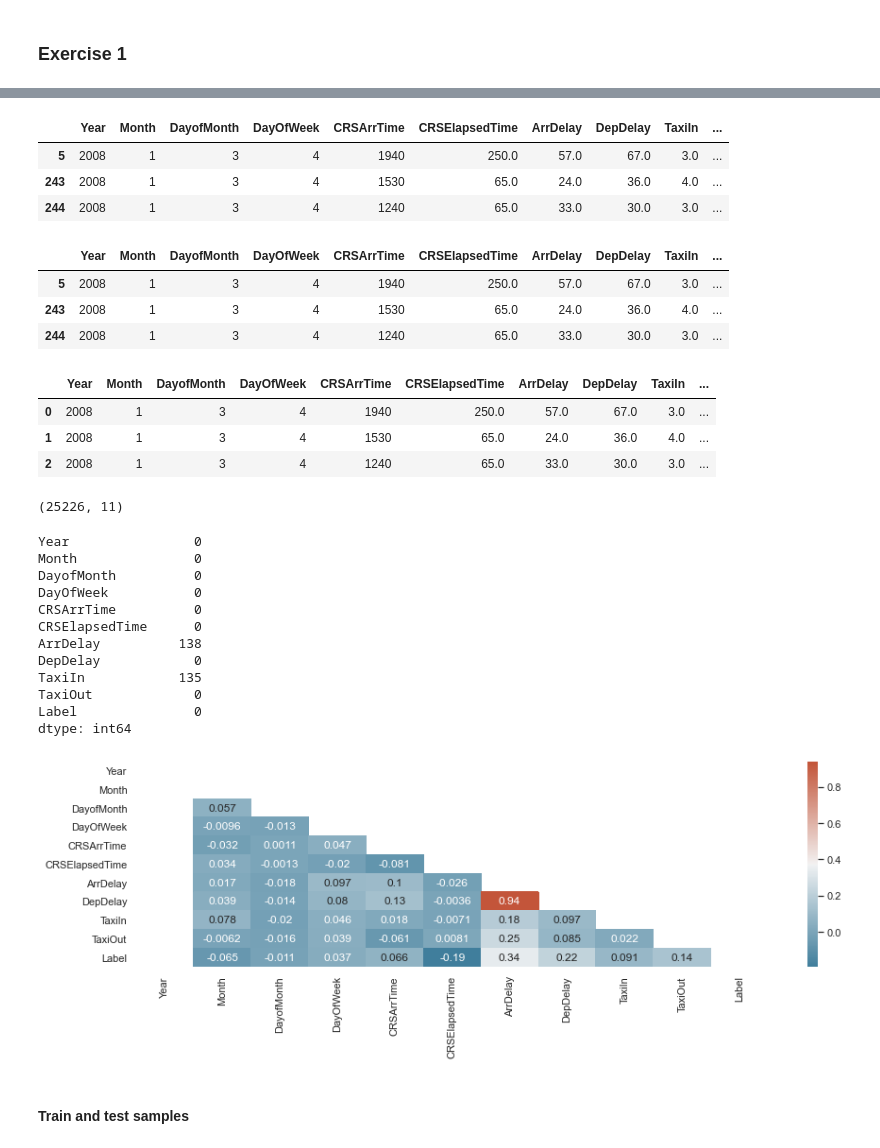
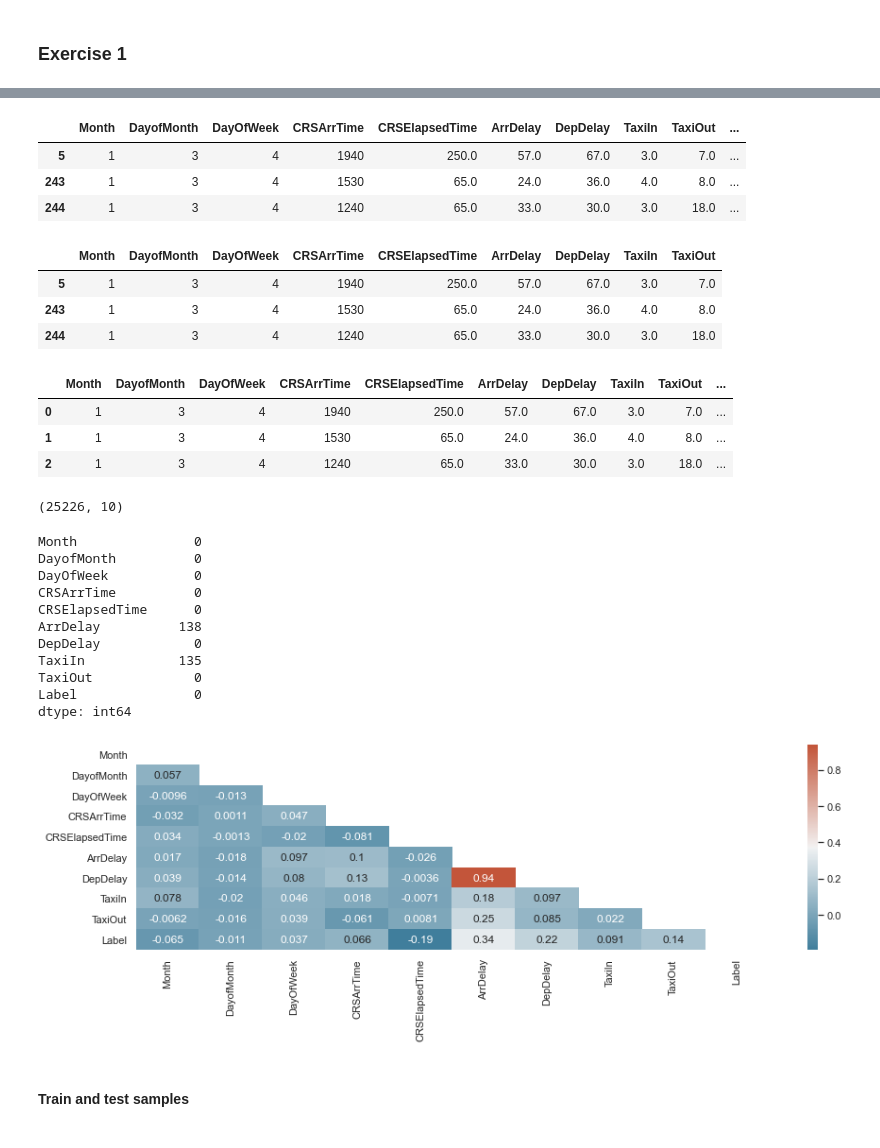
Before and after one commit to dominikapetru/supervisat_classificacio, a Jupyter notebook: Sprint13_T01.ipynb, the cells around one changed output, grey strips where cells are left out. Saved outputs shown, nothing was run; the diff lists cells and outputs as text; code cells hidden in the pictures.

```diff
--- a/Sprint13_T01.ipynb
+++ b/Sprint13_T01.ipynb
@@ -58,45 +58,44 @@ I will create model to predict if there will be an arrival delay for one airline
 # %%
 #retrieve the data
 a = df.loc[df['Dest'] == 'LAS']
 b = a.loc[df['UniqueCarrier'] == 'WN']
-df_flights = b[['Year', 'Month', 'DayofMonth', 'DayOfWeek',
+df_flights = b[['Month', 'DayofMonth', 'DayOfWeek',
                 'CRSArrTime','CRSElapsedTime','ArrDelay',
                 'DepDelay','TaxiIn', 'TaxiOut','Cancelled']]
 df_flights.head(3)
 # %% [output]
-|  | Year | Month | DayofMonth | DayOfWeek | CRSArrTime | CRSElapsedTime | ArrDelay | DepDelay | TaxiIn | ... |
-| 5 | 2008 | 1 | 3 | 4 | 1940 | 250.0 | 57.0 | 67.0 | 3.0 | ... |
-| 243 | 2008 | 1 | 3 | 4 | 1530 | 65.0 | 24.0 | 36.0 | 4.0 | ... |
-| 244 | 2008 | 1 | 3 | 4 | 1240 | 65.0 | 33.0 | 30.0 | 3.0 | ... |
+|  | Month | DayofMonth | DayOfWeek | CRSArrTime | CRSElapsedTime | ArrDelay | DepDelay | TaxiIn | TaxiOut | ... |
+| 5 | 1 | 3 | 4 | 1940 | 250.0 | 57.0 | 67.0 | 3.0 | 7.0 | ... |
+| 243 | 1 | 3 | 4 | 1530 | 65.0 | 24.0 | 36.0 | 4.0 | 8.0 | ... |
+| 244 | 1 | 3 | 4 | 1240 | 65.0 | 33.0 | 30.0 | 3.0 | 18.0 | ... |
 # %%
 #deleting rows with cancelled flights
 df_flights = df_flights.loc[df_flights['Cancelled'] == 0]
 df_flights.drop('Cancelled',axis=1, inplace=True)
 df_flights.head(3)
 # %% [output]
-|  | Year | Month | DayofMonth | DayOfWeek | CRSArrTime | CRSElapsedTime | ArrDelay | DepDelay | TaxiIn | ... |
-| 5 | 2008 | 1 | 3 | 4 | 1940 | 250.0 | 57.0 | 67.0 | 3.0 | ... |
-| 243 | 2008 | 1 | 3 | 4 | 1530 | 65.0 | 24.0 | 36.0 | 4.0 | ... |
-| 244 | 2008 | 1 | 3 | 4 | 1240 | 65.0 | 33.0 | 30.0 | 3.0 | ... |
+|  | Month | DayofMonth | DayOfWeek | CRSArrTime | CRSElapsedTime | ArrDelay | DepDelay | TaxiIn | TaxiOut |
+| 5 | 1 | 3 | 4 | 1940 | 250.0 | 57.0 | 67.0 | 3.0 | 7.0 |
+| 243 | 1 | 3 | 4 | 1530 | 65.0 | 24.0 | 36.0 | 4.0 | 8.0 |
+| 244 | 1 | 3 | 4 | 1240 | 65.0 | 33.0 | 30.0 | 3.0 | 18.0 |
 # %%
 #arrdelay > 0 or not? 1-yes, 0-not
 df_flights['Label'] = np.where(df_flights['ArrDelay'] > 0, 1, 0)
 df_flights.reset_index(inplace=True,drop=True)
 df_flights.head(3)
 # %% [output]
-|  | Year | Month | DayofMonth | DayOfWeek | CRSArrTime | CRSElapsedTime | ArrDelay | DepDelay | TaxiIn | ... |
-| 0 | 2008 | 1 | 3 | 4 | 1940 | 250.0 | 57.0 | 67.0 | 3.0 | ... |
-| 1 | 2008 | 1 | 3 | 4 | 1530 | 65.0 | 24.0 | 36.0 | 4.0 | ... |
-| 2 | 2008 | 1 | 3 | 4 | 1240 | 65.0 | 33.0 | 30.0 | 3.0 | ... |
+|  | Month | DayofMonth | DayOfWeek | CRSArrTime | CRSElapsedTime | ArrDelay | DepDelay | TaxiIn | TaxiOut | ... |
+| 0 | 1 | 3 | 4 | 1940 | 250.0 | 57.0 | 67.0 | 3.0 | 7.0 | ... |
+| 1 | 1 | 3 | 4 | 1530 | 65.0 | 24.0 | 36.0 | 4.0 | 8.0 | ... |
+| 2 | 1 | 3 | 4 | 1240 | 65.0 | 33.0 | 30.0 | 3.0 | 18.0 | ... |
 # %%
 df_flights.shape
 # %% [output]
-(25226, 11)
+(25226, 10)
 # %%
-#Do I have complete values dataset? how many NaN values I have?
+#Do I have complete values dataset? How many NaN values I have?
 df_flights.isnull().sum()
 # %% [output]
-Year                0
 Month               0
 DayofMonth          0
 DayOfWeek           0
@@ -123,7 +122,7 @@ matrix = np.triu(corr)
 sns.heatmap(corr, annot=True, mask=matrix, cmap=cmap)
 plt.show()
 # %% [output]
-[figure, old version]
+[figure, new version]
 # %% [markdown]
 #### Train and test samples
 # %% [markdown]
```
Also changed, not shown: parts of 48 cells of this notebook.
